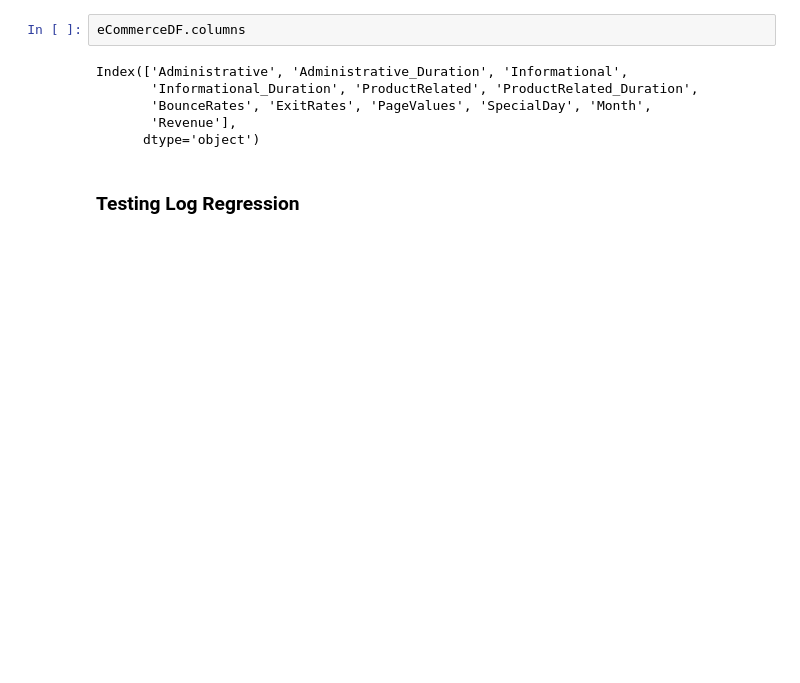
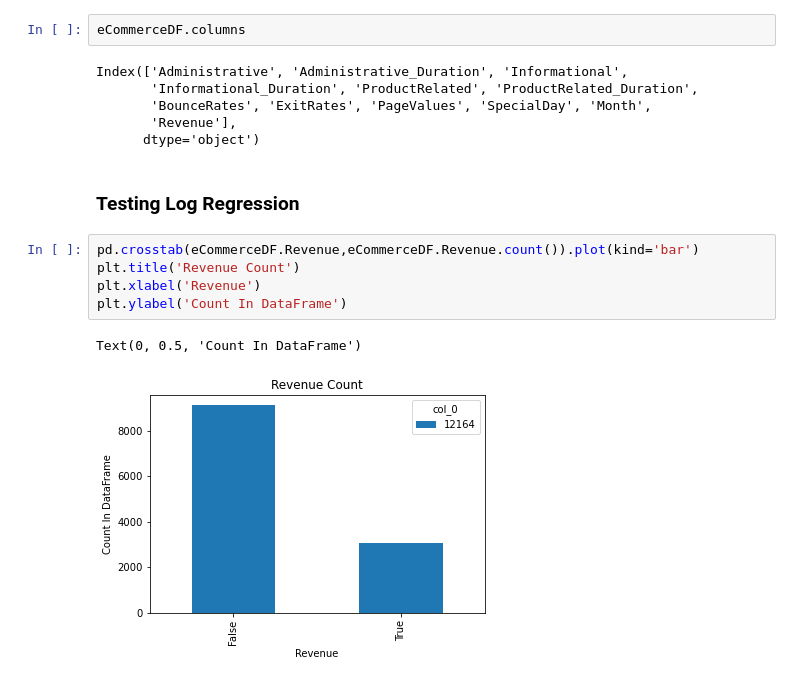
Before and after one commit to ivan-usd/panda-commerce, a Jupyter notebook: notebooks/ivanExploratoryNotebook.ipynb, the cells around one changed output. Cells and saved outputs as stored; diff of their text form; blank space fills up the shorter version.

```diff
--- a/notebooks/ivanExploratoryNotebook.ipynb
+++ b/notebooks/ivanExploratoryNotebook.ipynb
@@ -313,3 +332,11 @@ Index(['Administrative', 'Administrative_Duration', 'Informational',
       dtype='object')
 # %% [markdown]
 ### Testing Log Regression
+# %%
+pd.crosstab(eCommerceDF.Revenue,eCommerceDF.Revenue.count()).plot(kind='bar')
+plt.title('Revenue Count')
+plt.xlabel('Revenue')
+plt.ylabel('Count In DataFrame')
+# %% [output]
+Text(0, 0.5, 'Count In DataFrame')
+[figure, added]
```
Also changed, not shown: parts of 14 cells of this notebook.
